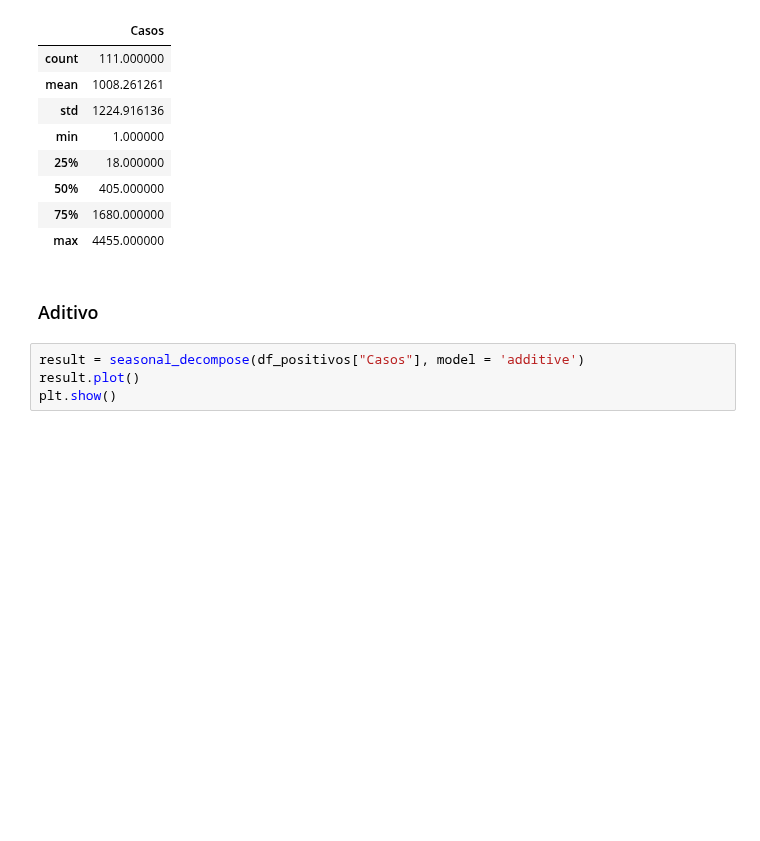
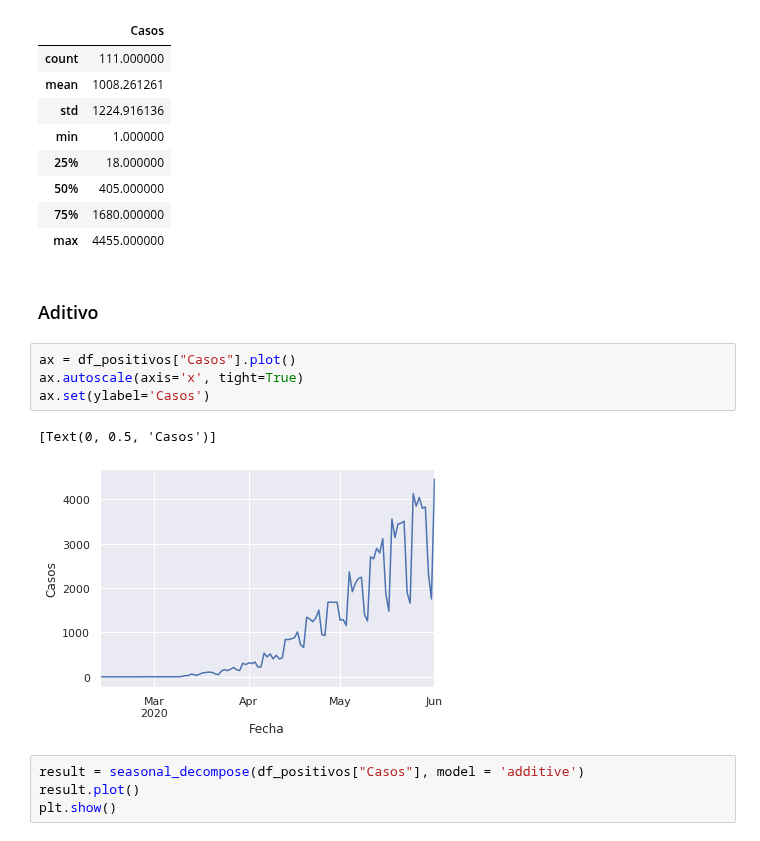
Before and after one commit to artthuro6/Covid-19, a Jupyter notebook: notebooks/General.ipynb, the cells around one changed output. Saved outputs shown, nothing was run; the diff lists cells and outputs as text; blank space fills up the shorter version.

```diff
--- a/notebooks/General.ipynb
+++ b/notebooks/General.ipynb
@@ -413,6 +413,13 @@ df_positivos.describe()
 | max | 4455.000000 |
 # %% [markdown]
 ### Aditivo
+# %%
+ax = df_positivos["Casos"].plot()
+ax.autoscale(axis='x', tight=True)
+ax.set(ylabel='Casos')
+# %% [output]
+[Text(0, 0.5, 'Casos')]
+[figure, added]
 # %%
 result = seasonal_decompose(df_positivos["Casos"], model = 'additive')
 result.plot()
```
Also changed, not shown: parts of 1 cell of this notebook.
